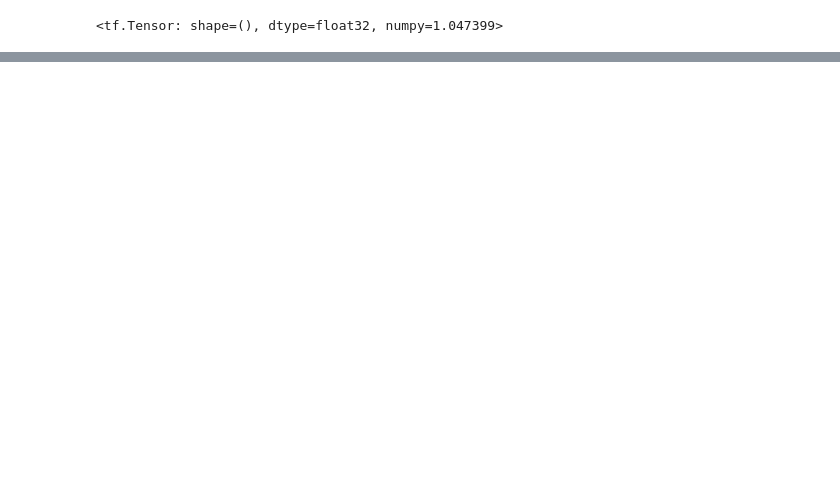
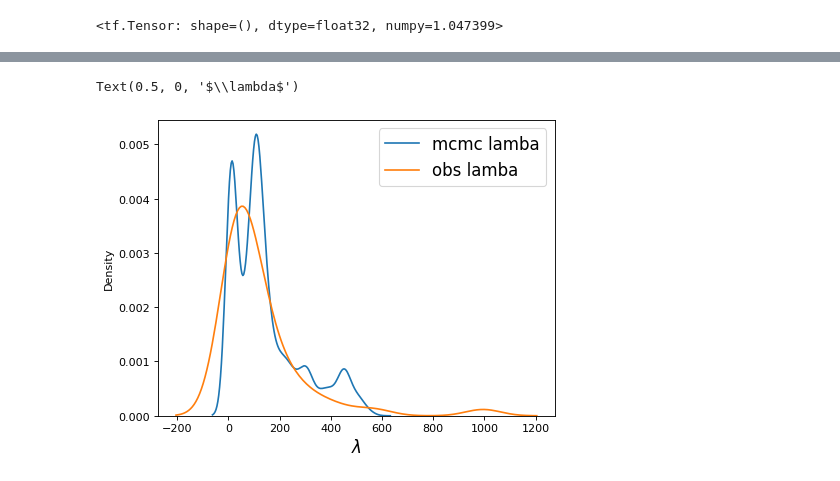
Before and after one commit to thecml/baysurv-wip, a Jupyter notebook: notebooks/mcmc.ipynb, the cells around one changed output, grey strips where cells are left out. Cells and saved outputs as stored; diff of their text form; code cells hidden in the pictures; blank space fills up the shorter version.

```diff
--- a/notebooks/mcmc.ipynb
+++ b/notebooks/mcmc.ipynb
@@ -159,0 +51,25 @@ array([0.01, 0.01, 0.01, 0.01, 0.01, 0.01, 0.01, 0.01, 0.01, 0.01],
+# %%
+obs_model = tfd.JointDistributionSequential(
+  [
+    tfd.Normal(3, 3), #alpha
+    tfd.Normal(0, 3), #beta
+    lambda beta, alpha:
+      tfd.Independent(tfd.Sample(
+        tfd.Exponential(rate =
+            1/tf.math.exp(tf.cast(x_obs[tf.newaxis,...], beta.dtype)*beta[...,tf.newaxis]+\
+                        alpha[...,tf.newaxis])
+        )), reinterpreted_batch_ndims = 1)
+  ]
+)
+
+def log_prob(x_obs, x_cens, y_obs, y_cens, alpha, beta):
+    lp = obs_model.log_prob([alpha, beta, tf.cast(y_obs, alpha.dtype)[tf.newaxis,...]])
+    potential = exponential_lccdf(x_cens, y_cens, alpha, beta)
+    return lp + potential
+
+def exponential_lccdf(x_cens, y_cens, alpha, beta):
+    return tf.reduce_sum(
+        -tf.cast(y_cens[tf.newaxis,...],alpha.dtype) / tf.exp(tf.cast(x_cens[tf.newaxis,...],
+                                                                      beta.dtype) * beta[...,tf.newaxis] + alpha[...,tf.newaxis]),
+        axis=-1
+    )
@@ -174,0 +148,11 @@ t = posterior_predictive_samples_.reshape(number_of_steps,2)
+# %%
+lambda_ = np.exp(alphas + betas)
+
+plt.figure(dpi=80)
+sns.kdeplot(lambda_, label='mcmc lamba')
+sns.kdeplot(y_obs, label='obs lamba')
+plt.legend(fontsize=15)
+plt.xlabel("$\lambda$",size=15)
+# %% [output]
+Text(0.5, 0, '$\\lambda$')
+[figure, added]
```
Also changed, not shown: parts of 25 cells of this notebook, 3 other files.
